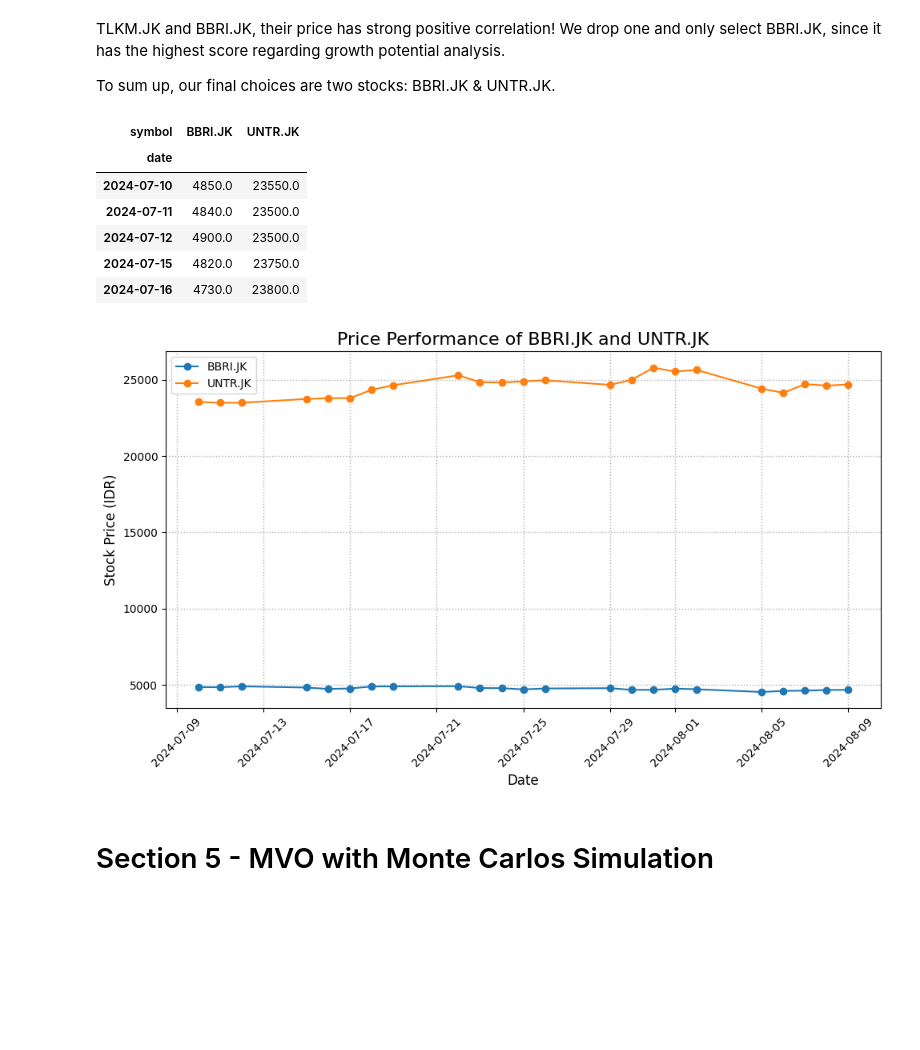
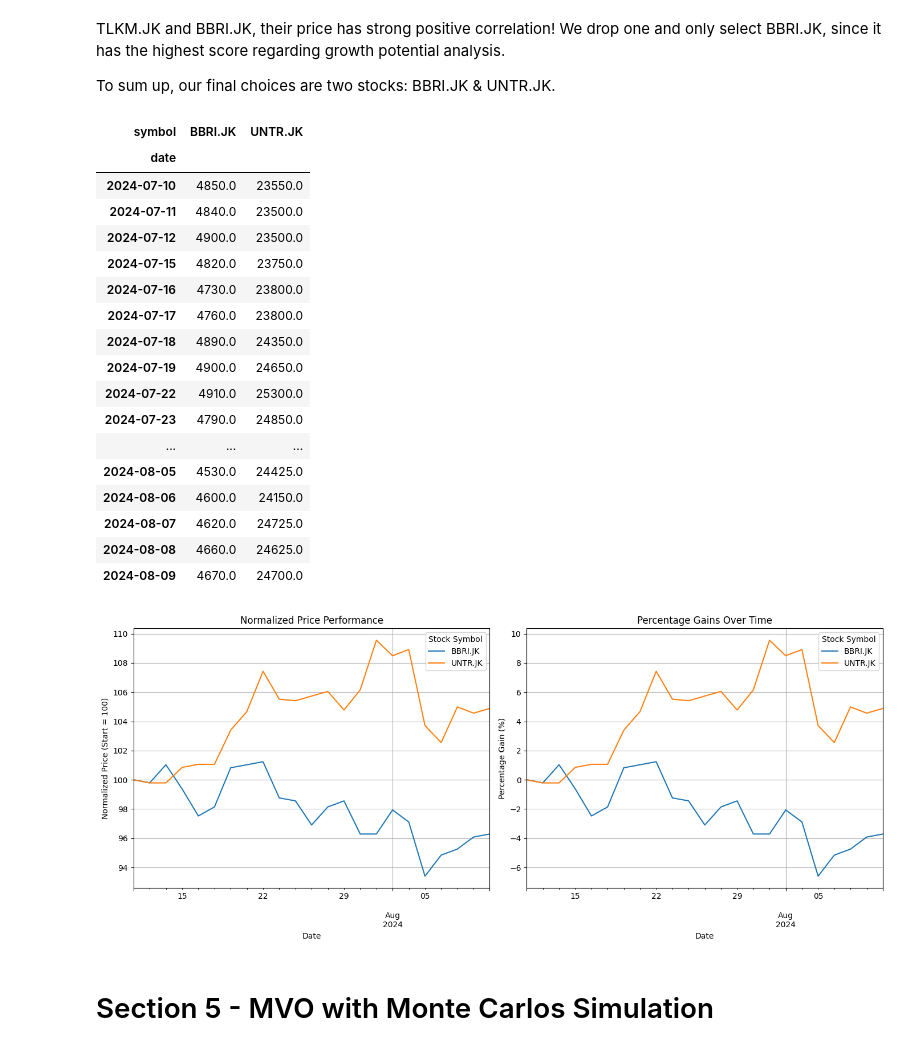
Before and after one commit to supertypeai/sectors_api_docs, a Jupyter notebook: recipes/stock-investing-and-finance/Stock_Portfolio_Optimization_with_Python.ipynb, the cells around one changed output. Drawn from its saved outputs; the diff is of its cells as text; code cells hidden in the pictures; blank space fills up the shorter version.

Commit message:
updated google collab file stock portfolio optimization notebook

```diff
--- a/recipes/stock-investing-and-finance/Stock_Portfolio_Optimization_with_Python.ipynb
+++ b/recipes/stock-investing-and-finance/Stock_Portfolio_Optimization_with_Python.ipynb
@@ -679,45 +681,56 @@ Indra_stocks = ['BBRI.JK', 'UNTR.JK']
 # %%
 # Query the price info for Indra_stocks
 price_Indra = df_pivot_history_sminfra18[Indra_stocks]
-price_Indra.head()
+price_Indra
 # %% [output]
 | symbol | BBRI.JK | UNTR.JK |
 | date |  |  |
 | 2024-07-10 | 4850.0 | 23550.0 |
 | 2024-07-11 | 4840.0 | 23500.0 |
 | 2024-07-12 | 4900.0 | 23500.0 |
 | 2024-07-15 | 4820.0 | 23750.0 |
 | 2024-07-16 | 4730.0 | 23800.0 |
+| 2024-07-17 | 4760.0 | 23800.0 |
+| 2024-07-18 | 4890.0 | 24350.0 |
+| 2024-07-19 | 4900.0 | 24650.0 |
+| 2024-07-22 | 4910.0 | 25300.0 |
+| 2024-07-23 | 4790.0 | 24850.0 |
+| ... | ... | ... |
+| 2024-08-05 | 4530.0 | 24425.0 |
+| 2024-08-06 | 4600.0 | 24150.0 |
+| 2024-08-07 | 4620.0 | 24725.0 |
+| 2024-08-08 | 4660.0 | 24625.0 |
+| 2024-08-09 | 4670.0 | 24700.0 |
-# %%
-# Vizualize the movement of Indra's two stocks for the past 90 days
-import matplotlib.pyplot as plt
-
-# Plotting the prices for both BBRI.JK and UNTR.JK
-plt.figure(figsize=(10, 6))
-
-# Plot BBRI.JK stock prices
-plt.plot(price_Indra.index, price_Indra['BBRI.JK'], label='BBRI.JK', marker='o')
-
-# Plot UNTR.JK stock prices
-plt.plot(price_Indra.index, price_Indra['UNTR.JK'], label='UNTR.JK', marker='o')
-
-# Adding title and labels
-plt.title('Price Performance of BBRI.JK and UNTR.JK', fontsize=16)
-plt.xlabel('Date', fontsize=12)
-plt.ylabel('Stock Price (IDR)', fontsize=12)
-
-# Displaying a legend to distinguish between the two stocks
-plt.legend()
-
-# Adding grid for better readability
-plt.grid(True, linestyle=':', linewidth=1)
-
-# Display the plot
-plt.xticks(rotation=45)  # Rotate the x-axis labels for better readability
-plt.tight_layout()  # Ensure everything fits well in the plot
-plt.show()
-# %% [output]
-[figure, removed]
+# %%
+# Normalize prices to start from 100 for easy comparison
+price_norm = price_Indra / price_Indra.iloc[0] * 100
+
+# Calculate percentage gains from the initial price
+price_gains = ((price_Indra - price_Indra.iloc[0]) / price_Indra.iloc[0]) * 100
+
+# Plotting normalized prices and percentage gains
+plt.figure(figsize=(14, 6))
+
+# Plot normalized prices
+plt.subplot(1, 2, 1)
+price_norm.plot(ax=plt.gca(), title="Normalized Price Performance")
+plt.ylabel('Normalized Price (Start = 100)')
+plt.xlabel('Date')
+plt.legend(title='Stock Symbol')
+plt.grid(True)
+
+# Plot percentage gains
+plt.subplot(1, 2, 2)
+price_gains.plot(ax=plt.gca(), title="Percentage Gains Over Time")
+plt.ylabel('Percentage Gain (%)')
+plt.xlabel('Date')
+plt.legend(title='Stock Symbol')
+plt.grid(True)
+
+plt.tight_layout()
+plt.show()
+# %% [output]
+[figure, added]
 # %% [markdown]
 # Section 5 - MVO with Monte Carlos Simulation
 # %% [markdown]
```
Also changed, not shown: parts of 18 cells of this notebook.
